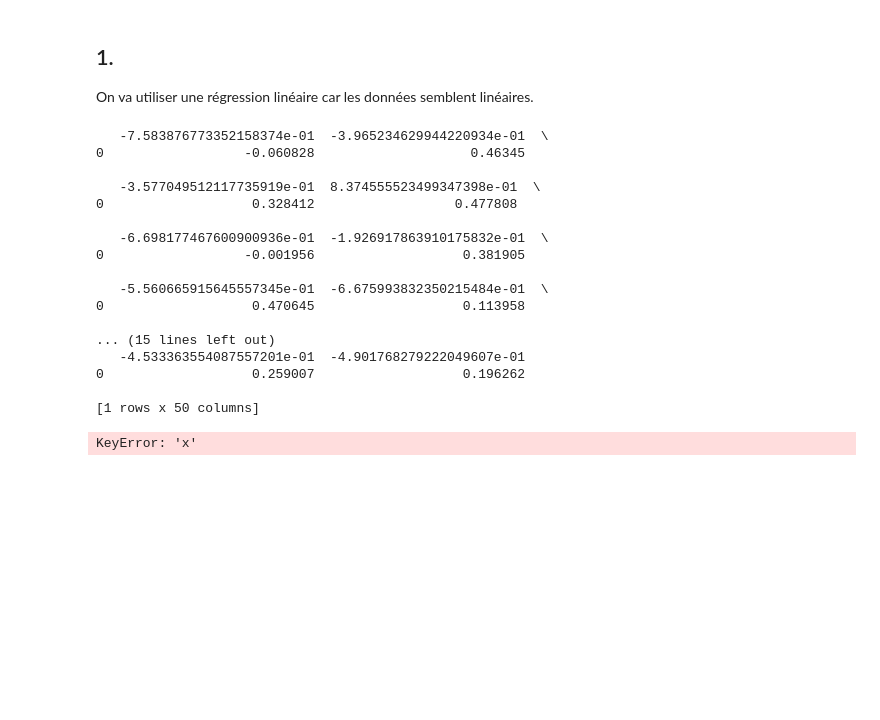
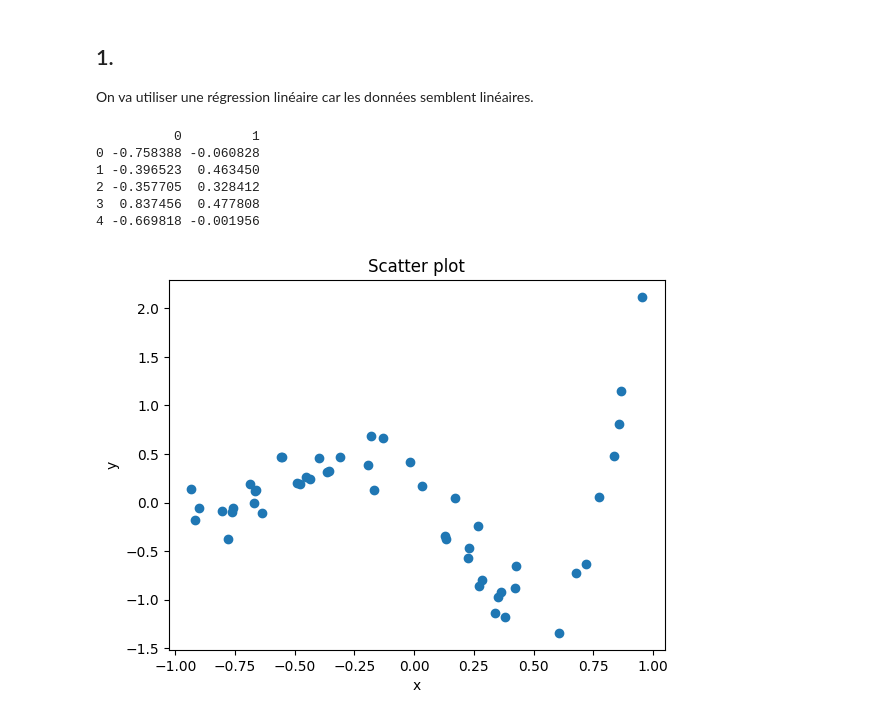
Before and after one commit to basilelt/maths-data, a Jupyter notebook: 3.Regression(I)/td3.ipynb, the cells around one changed output. Cells and saved outputs as stored; diff of their text form; code cells hidden in the pictures; blank space fills up the shorter version.

```diff
--- a/3.Regression(I)/td3.ipynb
+++ b/3.Regression(I)/td3.ipynb
@@ -7,31 +7,21 @@ On va utiliser une régression linéaire car les données semblent linéaires.
 import pandas as pd
 import matplotlib.pyplot as plt
 # %%
-df = pd.read_csv("data.csv")
+df = pd.read_csv("data.csv", header=None)
+df = df.transpose()
 print(df.head())
 
 # plot the data
-plt.scatter(df["x"], df["y"])
+plt.scatter(df[0], df[1])
 plt.xlabel("x")
 plt.ylabel("y")
-plt.title("Scatter plot of x vs y")
+plt.title("Scatter plot")
 plt.show()
 # %% [output]
-   -7.583876773352158374e-01  -3.965234629944220934e-01  \
-0                  -0.060828                    0.46345
-
-   -3.577049512117735919e-01  8.374555523499347398e-01  \
-0                   0.328412                  0.477808
-
-   -6.698177467600900936e-01  -1.926917863910175832e-01  \
-0                  -0.001956                   0.381905
-
-   -5.560665915645557345e-01  -6.675993832350215484e-01  \
-0                   0.470645                   0.113958
-
-... (15 lines left out)
-   -4.533363554087557201e-01  -4.901768279222049607e-01
-0                   0.259007                   0.196262
-
-[1 rows x 50 columns]
+          0         1
+0 -0.758388 -0.060828
+1 -0.396523  0.463450
+2 -0.357705  0.328412
+3  0.837456  0.477808
+4 -0.669818 -0.001956
-KeyError: 'x'
+[figure, added]
```
Also changed, not shown: parts of 7 cells of this notebook.
